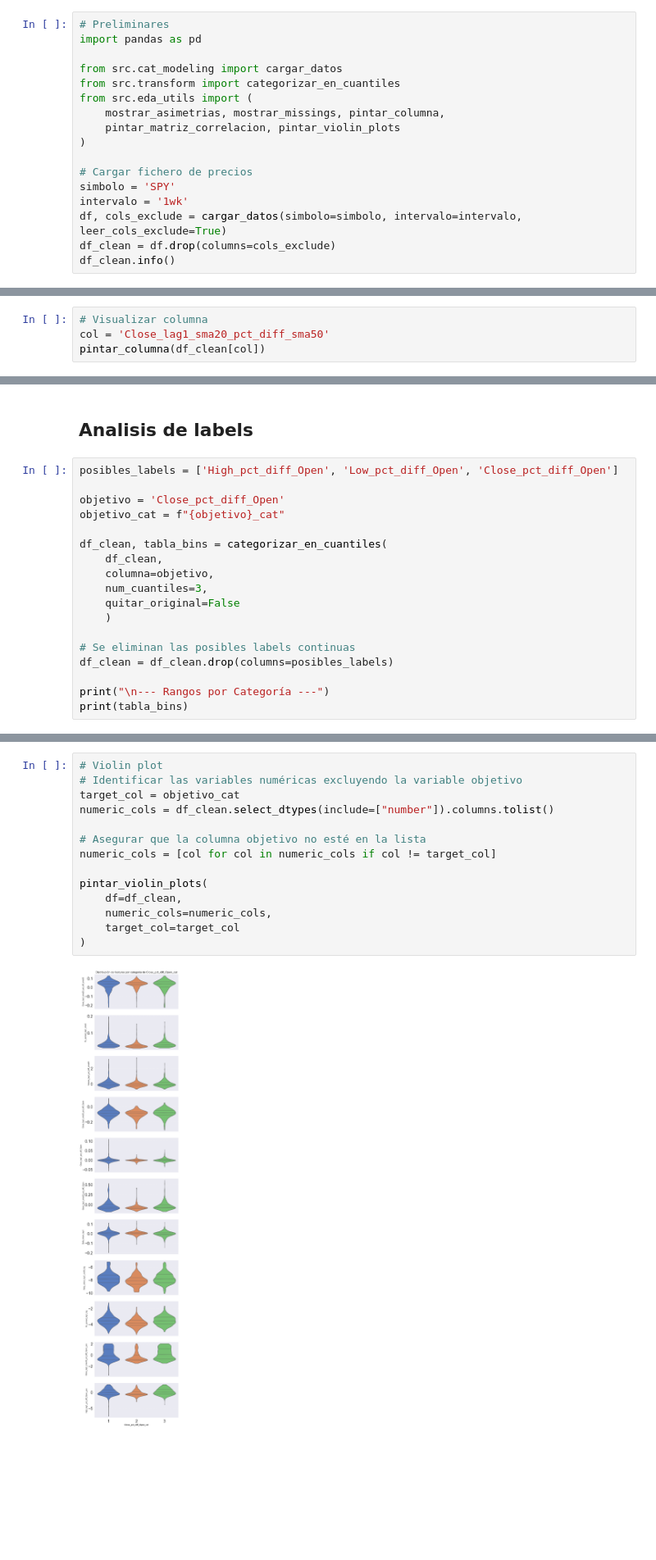
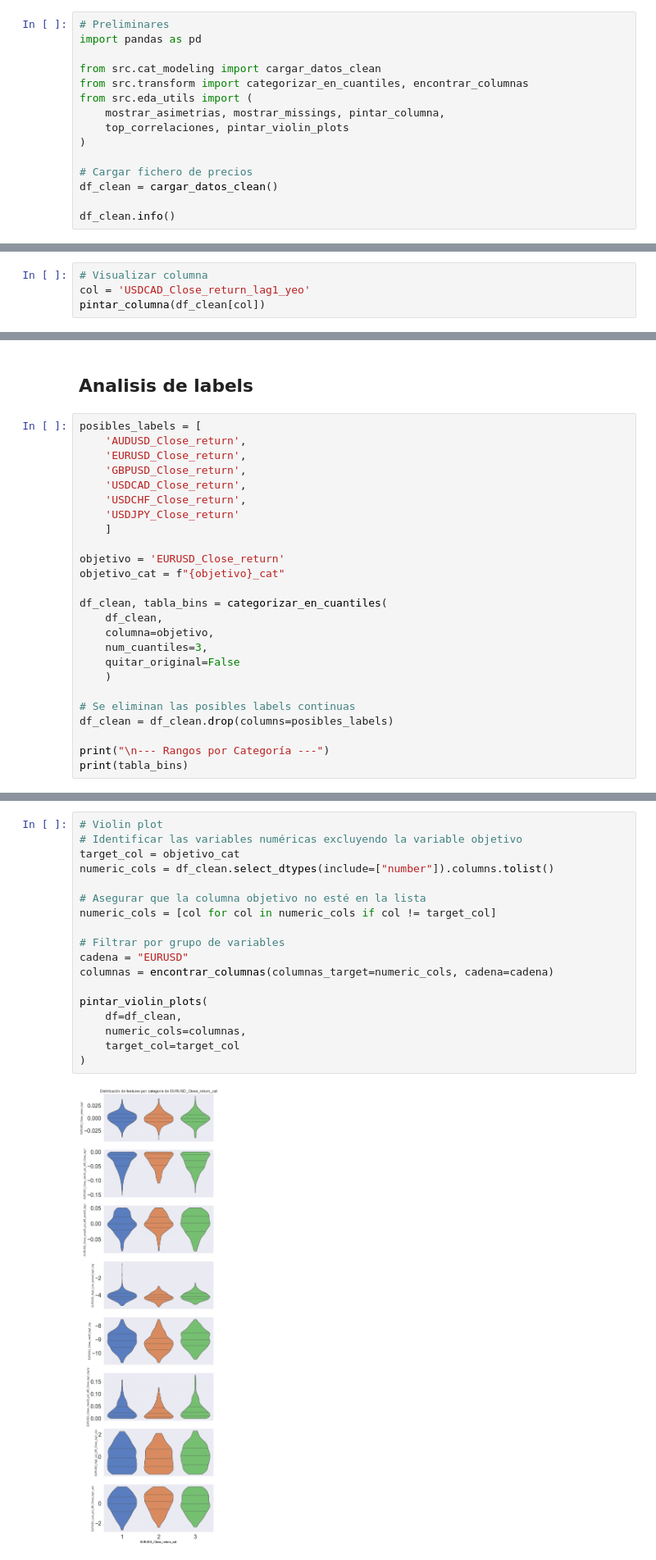
Before and after one commit to sebakremis/ForexMiner, a Jupyter notebook: notebook_EDA.ipynb, the cells around one changed output, grey strips where cells are left out. Shown at 82% size. Saved outputs shown, nothing was run; the diff lists cells and outputs as text; blank space fills up the shorter version.

Commit message:
transformaciones de variables de precios asimetricas, actualizar notebook EDA

```diff
--- a/notebook_EDA.ipynb
+++ b/notebook_EDA.ipynb
@@ -5,18 +5,16 @@ Notebook de Analisis Exploratorio de Datos (EDA)
 # Preliminares
 import pandas as pd
 
-from src.cat_modeling import cargar_datos
-from src.transform import categorizar_en_cuantiles
+from src.cat_modeling import cargar_datos_clean
+from src.transform import categorizar_en_cuantiles, encontrar_columnas
 from src.eda_utils import (
     mostrar_asimetrias, mostrar_missings, pintar_columna,
-    pintar_matriz_correlacion, pintar_violin_plots
+    top_correlaciones, pintar_violin_plots
 )
 
 # Cargar fichero de precios
-simbolo = 'SPY'
-intervalo = '1wk'
-df, cols_exclude = cargar_datos(simbolo=simbolo, intervalo=intervalo, leer_cols_exclude=True)
-df_clean = df.drop(columns=cols_exclude)
+df_clean = cargar_datos_clean()
+
 df_clean.info()
 # %% [output]
 <class 'pandas.core.frame.DataFrame'>
@@ -83,6 +87,6 @@ Low_pct_diff_Open                    -3.482761
 # %%
 # Visualizar columna
-col = 'Close_lag1_sma20_pct_diff_sma50'
+col = 'USDCAD_Close_return_lag1_yeo'
 pintar_columna(df_clean[col])
 # %% [output]
 Cont
@@ -114,9 +115,16 @@ pintar_matriz_correlacion(df_clean)
 # %% [markdown]
 ## Analisis de labels
 # %%
-posibles_labels = ['High_pct_diff_Open', 'Low_pct_diff_Open', 'Close_pct_diff_Open']
+posibles_labels = [
+    'AUDUSD_Close_return',
+    'EURUSD_Close_return',
+    'GBPUSD_Close_return',
+    'USDCAD_Close_return',
+    'USDCHF_Close_return',
+    'USDJPY_Close_return'
+    ]
 
-objetivo = 'Close_pct_diff_Open'
+objetivo = 'EURUSD_Close_return'
 objetivo_cat = f"{objetivo}_cat"
 
 df_clean, tabla_bins = categorizar_en_cuantiles(
@@ -148,16 +156,20 @@ Name: count, dtype: int64
 # %%
 # Violin plot
 # Identificar las variables numéricas excluyendo la variable objetivo
 target_col = objetivo_cat
 numeric_cols = df_clean.select_dtypes(include=["number"]).columns.tolist()
 
 # Asegurar que la columna objetivo no esté en la lista
 numeric_cols = [col for col in numeric_cols if col != target_col]
 
+# Filtrar por grupo de variables
+cadena = "EURUSD"
+columnas = encontrar_columnas(columnas_target=numeric_cols, cadena=cadena)
+
 pintar_violin_plots(
     df=df_clean,
-    numeric_cols=numeric_cols,
+    numeric_cols=columnas,
     target_col=target_col
 )
 # %% [output]
-[figure, old version]
+[figure, new version]
```
Also changed, not shown: parts of 13 cells of this notebook, 3 other files.
